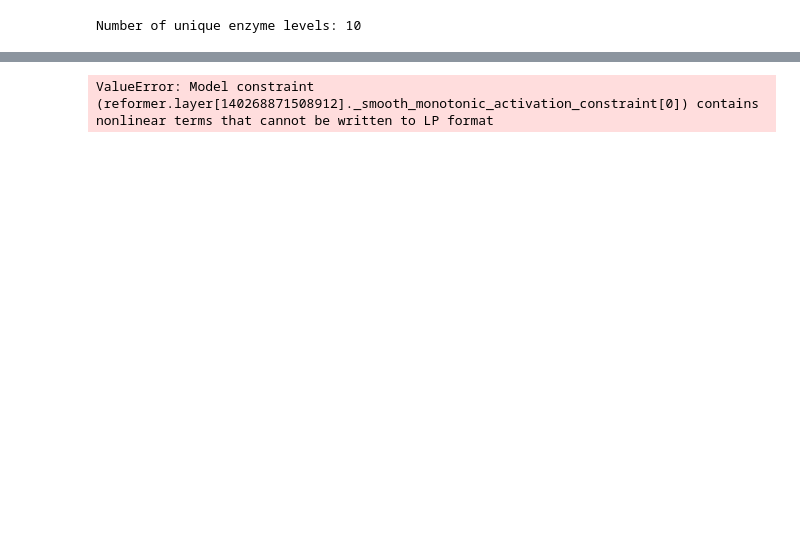
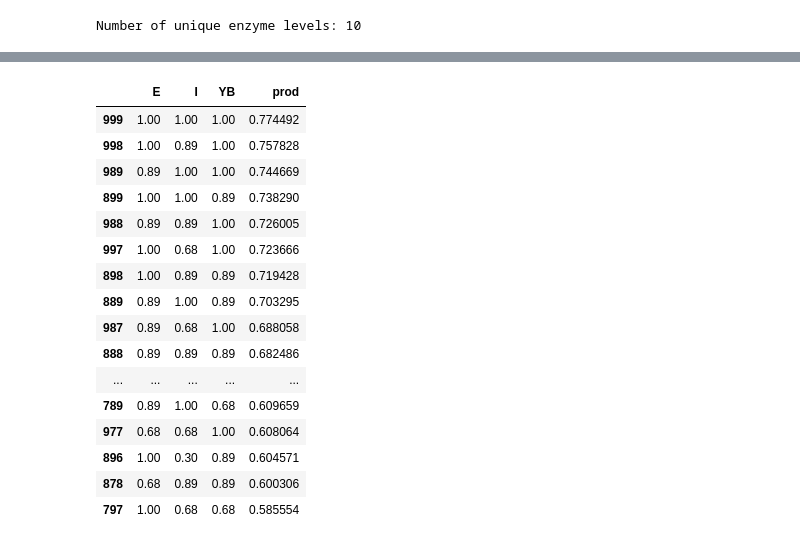
Before and after one commit to costasmexis/straindesignXAI, a Jupyter notebook: notebooks/miya_carotenod.ipynb, the cells around one changed output, grey strips where cells are left out. Drawn from its saved outputs; the diff is of its cells as text; code cells hidden in the pictures; blank space fills up the shorter version.

```diff
--- a/notebooks/miya_carotenod.ipynb
+++ b/notebooks/miya_carotenod.ipynb
@@ -112,0 +121,4 @@ results = pd.DataFrame({'y_true': y_train, 'y_pred': y_pred.ravel()})
+# %%
+comb_space_scaled['prod'] = nn.predict(X_test)
+comb_space_scaled.sort_values(by='prod', ascending=False).head(25)
+# %% [output]
@@ -112,0 +126,17 @@ results = pd.DataFrame({'y_true': y_train, 'y_pred': y_pred.ravel()})
+|  | E | I | YB | prod |
+| 999 | 1.00 | 1.00 | 1.00 | 0.774492 |
+| 998 | 1.00 | 0.89 | 1.00 | 0.757828 |
+| 989 | 0.89 | 1.00 | 1.00 | 0.744669 |
+| 899 | 1.00 | 1.00 | 0.89 | 0.738290 |
+| 988 | 0.89 | 0.89 | 1.00 | 0.726005 |
+| 997 | 1.00 | 0.68 | 1.00 | 0.723666 |
+| 898 | 1.00 | 0.89 | 0.89 | 0.719428 |
+| 889 | 0.89 | 1.00 | 0.89 | 0.703295 |
+| 987 | 0.89 | 0.68 | 1.00 | 0.688058 |
+| 888 | 0.89 | 0.89 | 0.89 | 0.682486 |
+| ... | ... | ... | ... | ... |
+| 789 | 0.89 | 1.00 | 0.68 | 0.609659 |
+| 977 | 0.68 | 0.68 | 1.00 | 0.608064 |
+| 896 | 1.00 | 0.30 | 0.89 | 0.604571 |
+| 878 | 0.68 | 0.89 | 0.89 | 0.600306 |
+| 797 | 1.00 | 0.68 | 0.68 | 0.585554 |
@@ -131,5 +178,0 @@ m.reformer.build_formulation(FullSpaceSmoothNNFormulation(net))
-# %%
-solver = pyo.SolverFactory('gurobi')
-status = solver.solve(m, tee=True)
-# %% [output]
-ValueError: Model constraint (reformer.layer[140268871508912]._smooth_monotonic_activation_constraint[0]) contains nonlinear terms that cannot be written to LP format
```
Also changed, not shown: parts of 12 cells of this notebook, 1 other file.
